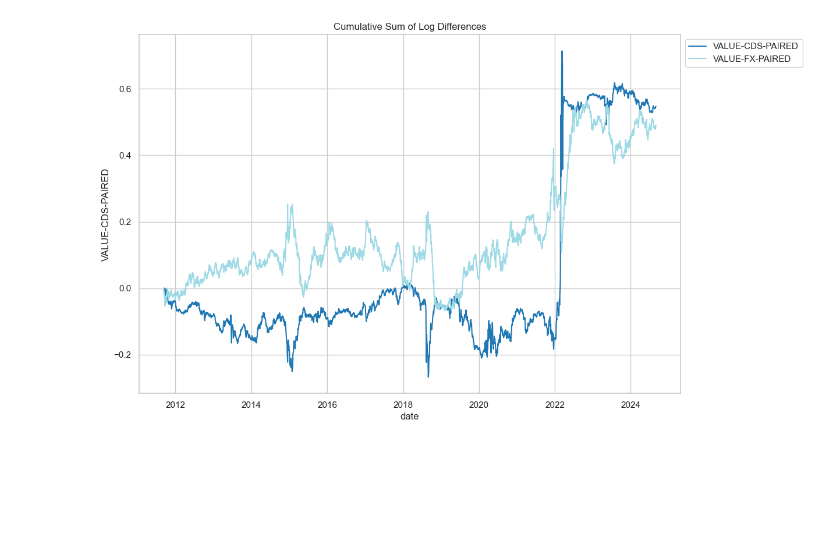
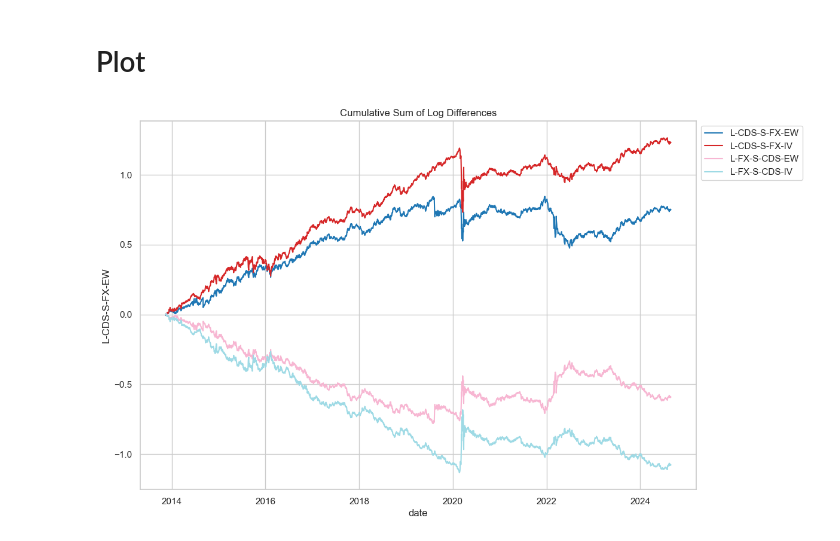
Before and after one commit to sambacode/asset_allocation, a Jupyter notebook: temp.ipynb, the cells around one changed output. Drawn from its saved outputs; the diff is of its cells as text; code cells hidden in the pictures; blank space fills up the shorter version.

```diff
--- a/temp.ipynb
+++ b/temp.ipynb
@@ -109,0 +81,2 @@ dtype: float64
+# %% [markdown]
+# Plot
@@ -118,29 +98,29 @@ df_backtest = pd.concat(list_series, axis=1)
 # %%
 import seaborn as sns
 # Assuming df_backtest is already defined
 sns.set(style="whitegrid")
 data = (
-    np.log(df_backtest[["VALUE-CDS-PAIRED", "VALUE-FX-PAIRED"]].dropna(how="any"))
+    np.log(df_backtest.dropna(how="any"))
     .diff(1)
     .cumsum()
 )
 # Create the plot
 colors = plt.cm.get_cmap(
     "tab20", len(data.columns)
 )  # Get a colormap with enough colors
 
 # Create the plot
 plt.figure(figsize=(12, 8))
 colors = plt.cm.get_cmap(
     "tab20", len(data.columns)
 )  # Get a colormap with enough colors
 
 for i, column in enumerate(data.columns):
     sns.lineplot(data=data[column], color=colors(i), label=column)
 
 # Add legend and display the plot
 plt.legend(loc="upper left", bbox_to_anchor=(1, 1))
 plt.title("Cumulative Sum of Log Differences")
 plt.show()
 # %% [output]
-[figure, old version]
+[figure, new version]
```
Also changed, not shown: parts of 10 cells of this notebook, 2 other files.
